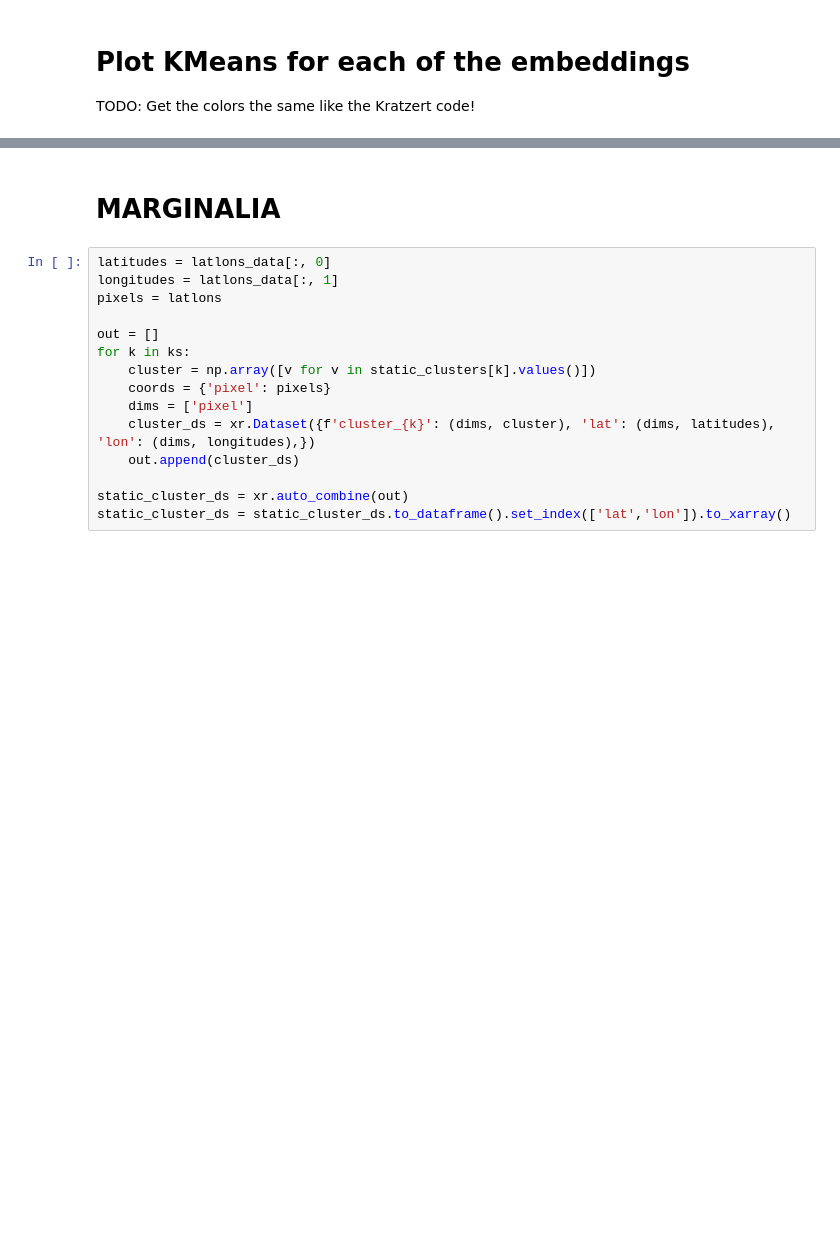
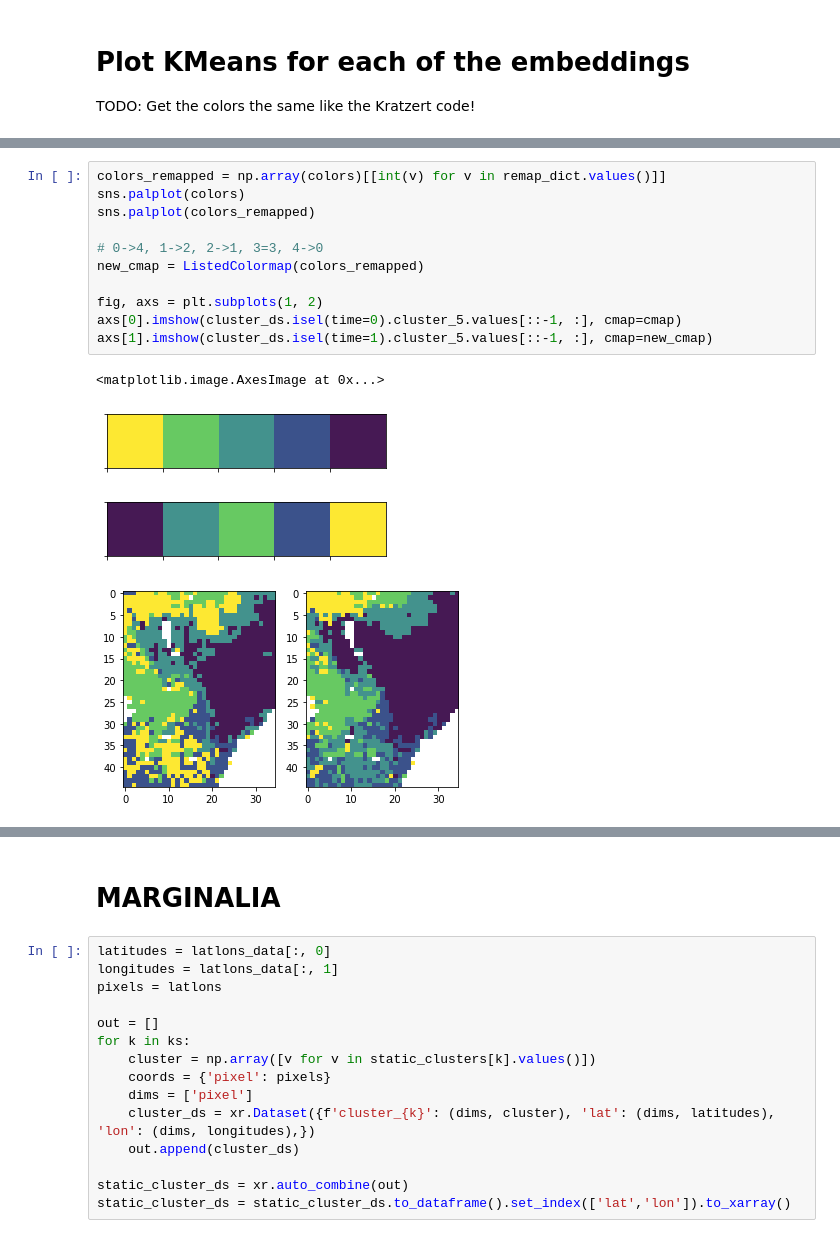
Before and after one commit to ECMWFCode4Earth/ml_drought, a Jupyter notebook: notebooks/draft/37_tl_static_embedding.ipynb, the cells around one changed output, grey strips where cells are left out. Saved outputs shown, nothing was run; the diff lists cells and outputs as text; blank space fills up the shorter version.

```diff
--- a/notebooks/draft/37_tl_static_embedding.ipynb
+++ b/notebooks/draft/37_tl_static_embedding.ipynb
@@ -617,0 +828,16 @@ for embedding, pred_month, latlons in zip(
+# %%
+colors_remapped = np.array(colors)[[int(v) for v in remap_dict.values()]]
+sns.palplot(colors)
+sns.palplot(colors_remapped)
+
+# 0->4, 1->2, 2->1, 3=3, 4->0
+new_cmap = ListedColormap(colors_remapped)
+
+fig, axs = plt.subplots(1, 2)
+axs[0].imshow(cluster_ds.isel(time=0).cluster_5.values[::-1, :], cmap=cmap)
+axs[1].imshow(cluster_ds.isel(time=1).cluster_5.values[::-1, :], cmap=new_cmap)
+# %% [output]
+<matplotlib.image.AxesImage at 0x...>
+[figure, added]
+[figure, added]
+[figure, added]
```
Also changed, not shown: parts of 43 cells of this notebook, 1 other file.
